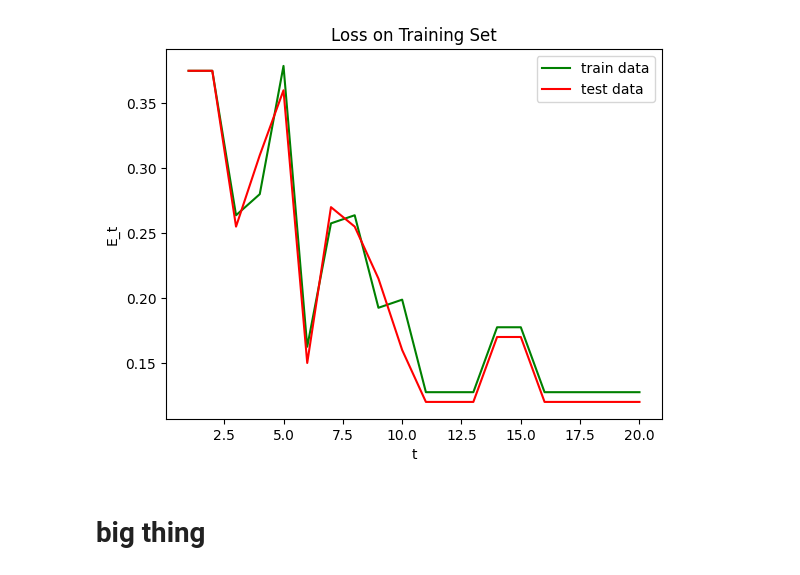
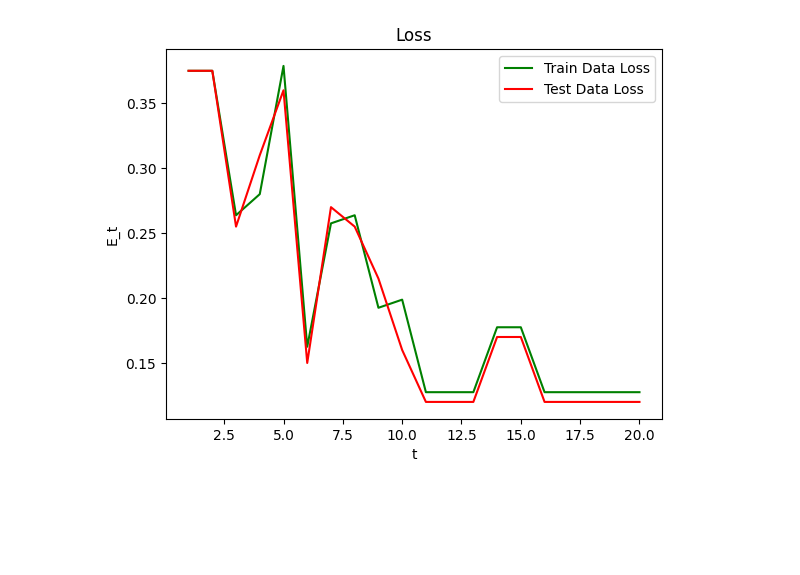
Before and after one commit to sehbeygi79/AdaBoost, a Jupyter notebook: adaboost.ipynb, the cells around one changed output. Drawn from its saved outputs; the diff is of its cells as text; code cells hidden in the pictures; blank space fills up the shorter version.

```diff
--- a/adaboost.ipynb
+++ b/adaboost.ipynb
@@ -184,21 +194,19 @@ this is how $E_t$ changes on training dataset
 # %%
 E_train, E_test = [], []
-time_steps = range(1, T + 1)
+time_steps = range(1, 20 + 1)
 for t in time_steps:
     y_train_hat = adaboost.predict(X_train, t).reshape(-1,1)
     E_train.append(np.sum(y_train != y_train_hat) / y_train.shape[0])
 
     y_test_hat = adaboost.predict(X_test, t).reshape(-1,1)
     E_test.append(np.sum(y_test != y_test_hat) / y_test.shape[0])
 
 plt.plot(time_steps, E_train, label='Train Data Loss', color='green')
 plt.plot(time_steps, E_test, label='Test Data Loss', color='red')
 plt.title("Loss")
 plt.xlabel("t")
 plt.ylabel("E_t")
 plt.legend()
 plt.show()
 # %% [output]
-[figure, old version]
+[figure, new version]
-# %% [markdown]
-# big thing
```
Also changed, not shown: parts of 13 cells of this notebook.
